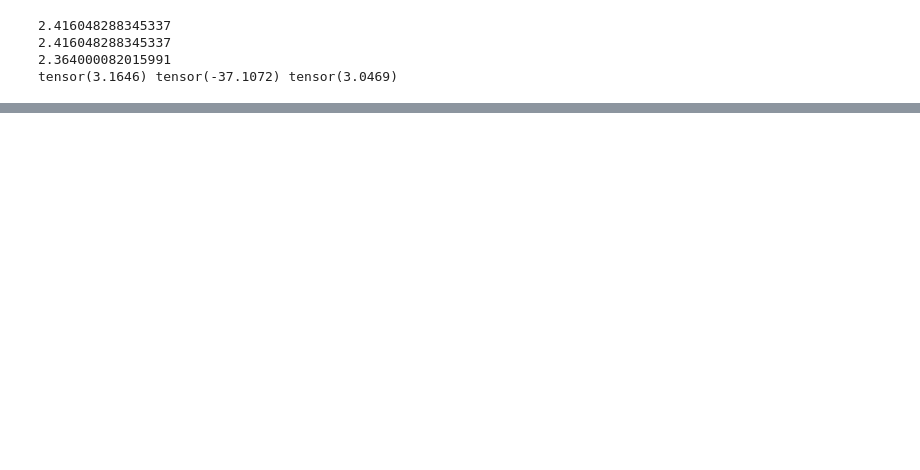
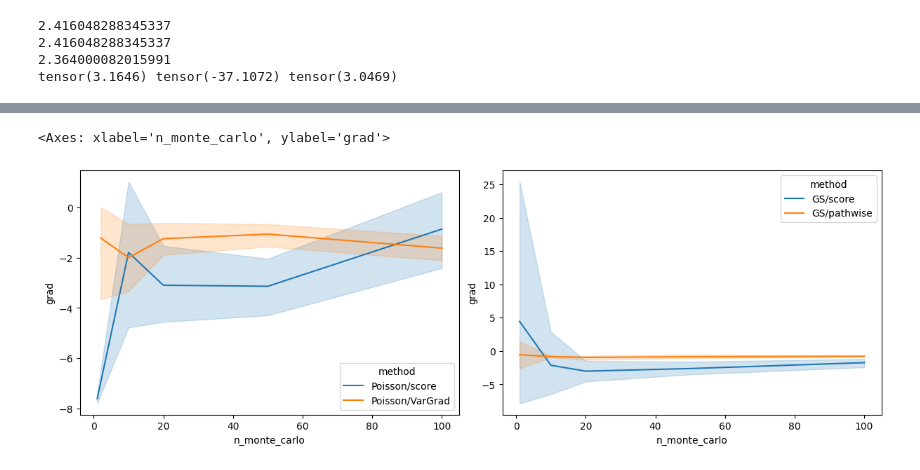
Before and after one commit to hadivafaii/PoissonGradientEstimation, a Jupyter notebook: main/poglm/test_gradient.ipynb, the cells around one changed output, grey strips where cells are left out. Drawn from its saved outputs; the diff is of its cells as text; code cells hidden in the pictures; blank space fills up the shorter version.

```diff
--- a/main/poglm/test_gradient.ipynb
+++ b/main/poglm/test_gradient.ipynb
@@ -1228,0 +1270,19 @@ sns.lineplot(
+# %%
+fig, axs = plt.subplots(1, 2, figsize=(12, 4), layout="constrained")
+sns.lineplot(
+    data=df_results[(df_results["part"] == "variational") & ((df_results["method"]  == "Poisson/score") | (df_results["method"]  == "Poisson/VarGrad"))],
+    x="n_monte_carlo",
+    y="grad",
+    hue="method",
+    ax=axs[0],
+)
+sns.lineplot(
+    data=df_results[(df_results["part"] == "variational") & ((df_results["method"]  == "GS/score") | (df_results["method"]  == "GS/pathwise"))],
+    x="n_monte_carlo",
+    y="grad",
+    hue="method",
+    ax=axs[1],
+)
+# %% [output]
+<Axes: xlabel='n_monte_carlo', ylabel='grad'>
+[figure, added]
```
Also changed, not shown: parts of 32 cells of this notebook.
